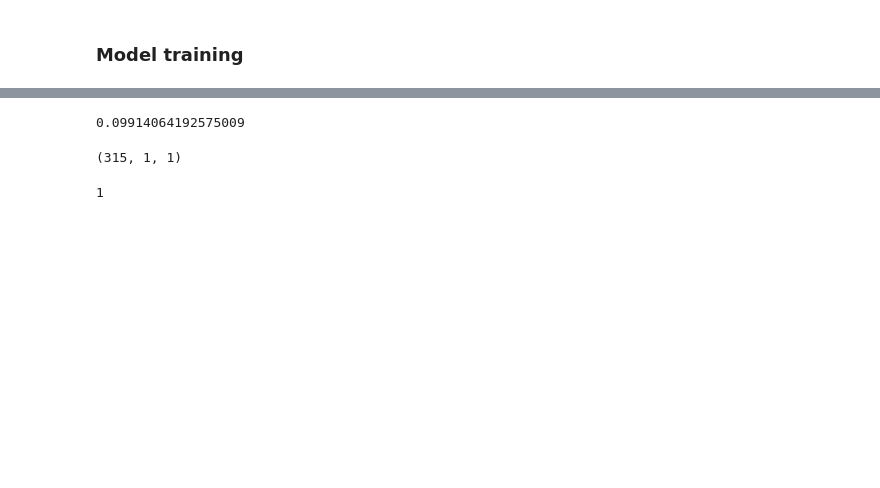
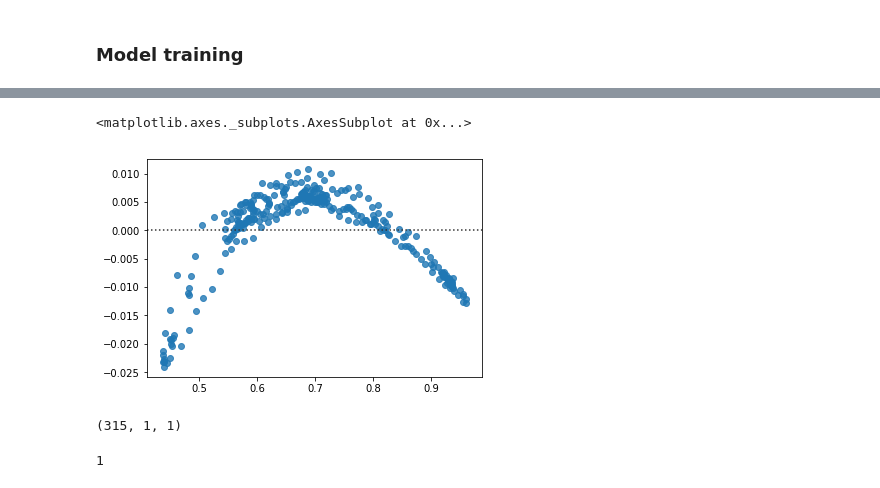
Before and after one commit to siag-sggw/spp-prediction-api, a Jupyter notebook: notebooks/lstm_network.ipynb, the cells around one changed output, grey strips where cells are left out. Saved outputs shown, nothing was run; the diff lists cells and outputs as text; code cells hidden in the pictures; blank space fills up the shorter version.

```diff
--- a/notebooks/lstm_network.ipynb
+++ b/notebooks/lstm_network.ipynb
@@ -11,7 +11,7 @@ data = pd.read_csv(r'data/aapl.csv')
 import numpy as np
 from sklearn.model_selection import train_test_split
 look_back = 1
-X = data.open_normalized.values
+X = data.filterred.values
 
 x, y = create_prediction_dataset(X, look_back=look_back)
 
@@ -50,9 +64,9 @@ model.fit(x_train,
-# %%
-from sklearn.metrics import mean_absolute_error
-y_pred = model.predict(x_test)
-mean_absolute_error(y_test, y_pred)
-# %% [output]
-0.09914064192575009
+# %%
+import seaborn as sns
+sns.residplot(x=y_test, y=y_pred)
+# %% [output]
+<matplotlib.axes._subplots.AxesSubplot at 0x...>
+[figure, added]
 # %%
 model.save('models/aapl-1.h5')
 # %%
```
Also changed, not shown: parts of 2 cells of this notebook, 14 other files.
